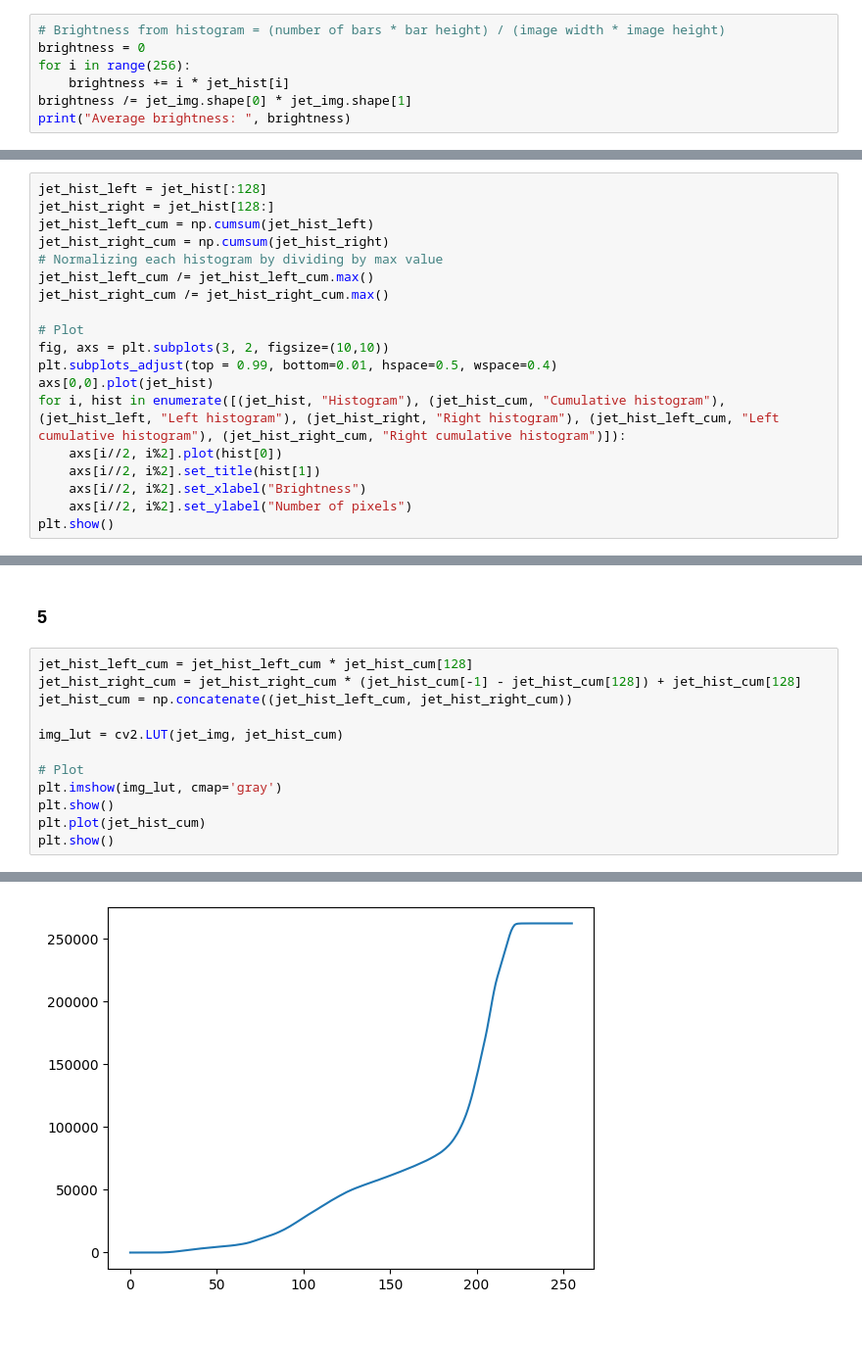
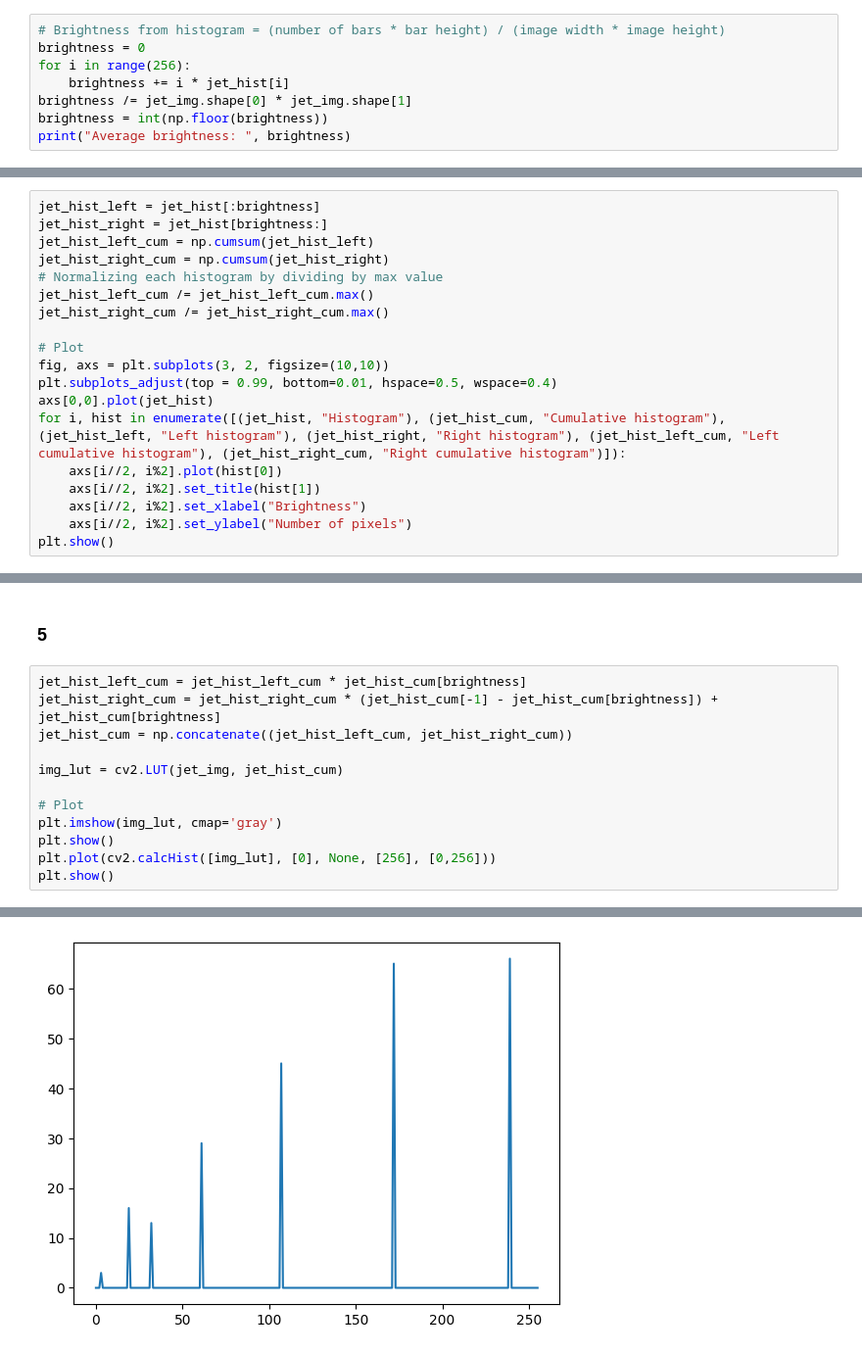
Before and after one commit to lursz/DigitalImageProcessing-Course, a Jupyter notebook: lab3/03_histogram_hw.ipynb, the cells around one changed output, grey strips where cells are left out. Shown at 98% size. Cells and saved outputs as stored; diff of their text form.

```diff
--- a/lab3/03_histogram_hw.ipynb
+++ b/lab3/03_histogram_hw.ipynb
@@ -64,5 +73,6 @@ brightness = 0
 for i in range(256):
     brightness += i * jet_hist[i]
 brightness /= jet_img.shape[0] * jet_img.shape[1]
+brightness = int(np.floor(brightness))
 print("Average brightness: ", brightness)
 # %% [output]
@@ -70,8 +80,8 @@ Average brightness:  [178.0162]
 # %% [markdown]
 ### 4
 # %%
-jet_hist_left = jet_hist[:128]
-jet_hist_right = jet_hist[128:]
+jet_hist_left = jet_hist[:brightness]
+jet_hist_right = jet_hist[brightness:]
 jet_hist_left_cum = np.cumsum(jet_hist_left)
 jet_hist_right_cum = np.cumsum(jet_hist_right)
 # Normalizing each histogram by dividing by max value
@@ -93,17 +103,17 @@ plt.show()
 # %% [markdown]
 ### 5
 # %%
-jet_hist_left_cum = jet_hist_left_cum * jet_hist_cum[128]
-jet_hist_right_cum = jet_hist_right_cum * (jet_hist_cum[-1] - jet_hist_cum[128]) + jet_hist_cum[128]
+jet_hist_left_cum = jet_hist_left_cum * jet_hist_cum[brightness]
+jet_hist_right_cum = jet_hist_right_cum * (jet_hist_cum[-1] - jet_hist_cum[brightness]) + jet_hist_cum[brightness]
 jet_hist_cum = np.concatenate((jet_hist_left_cum, jet_hist_right_cum))
 
 img_lut = cv2.LUT(jet_img, jet_hist_cum)
 
 # Plot
 plt.imshow(img_lut, cmap='gray')
 plt.show()
-plt.plot(jet_hist_cum)
+plt.plot(cv2.calcHist([img_lut], [0], None, [256], [0,256]))
 plt.show()
 # %% [output]
 [figure]
-[figure, old version]
+[figure, new version]
```
Also changed, not shown: parts of 4 cells of this notebook, 2 other files.
